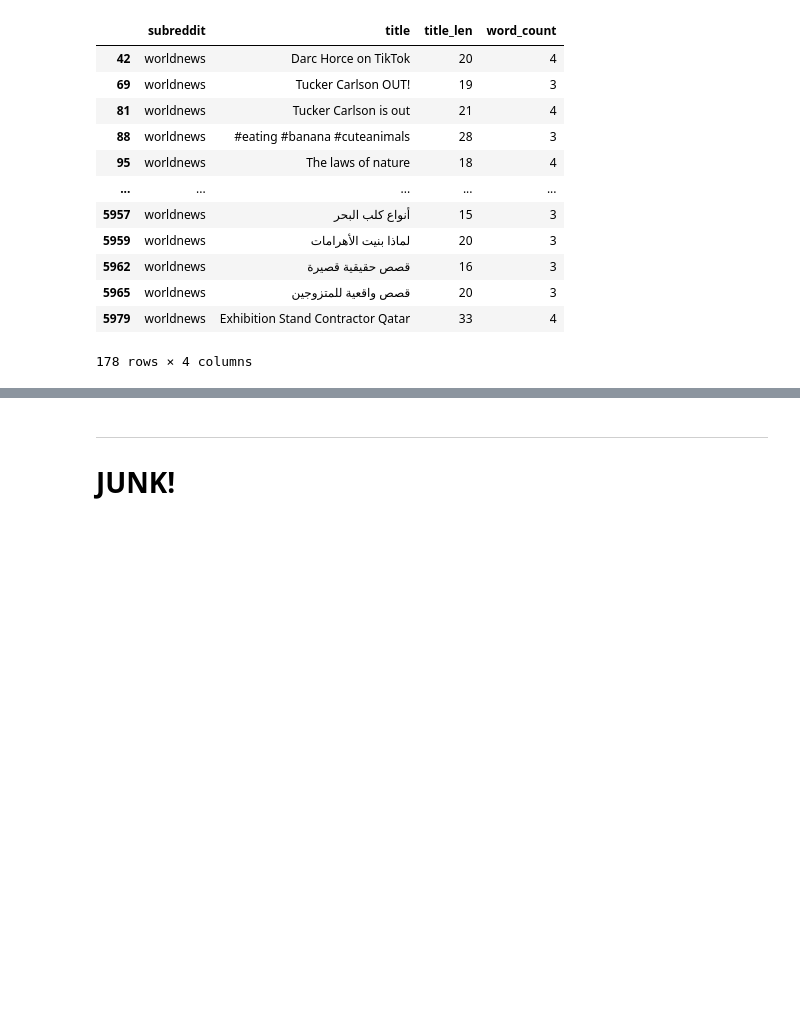
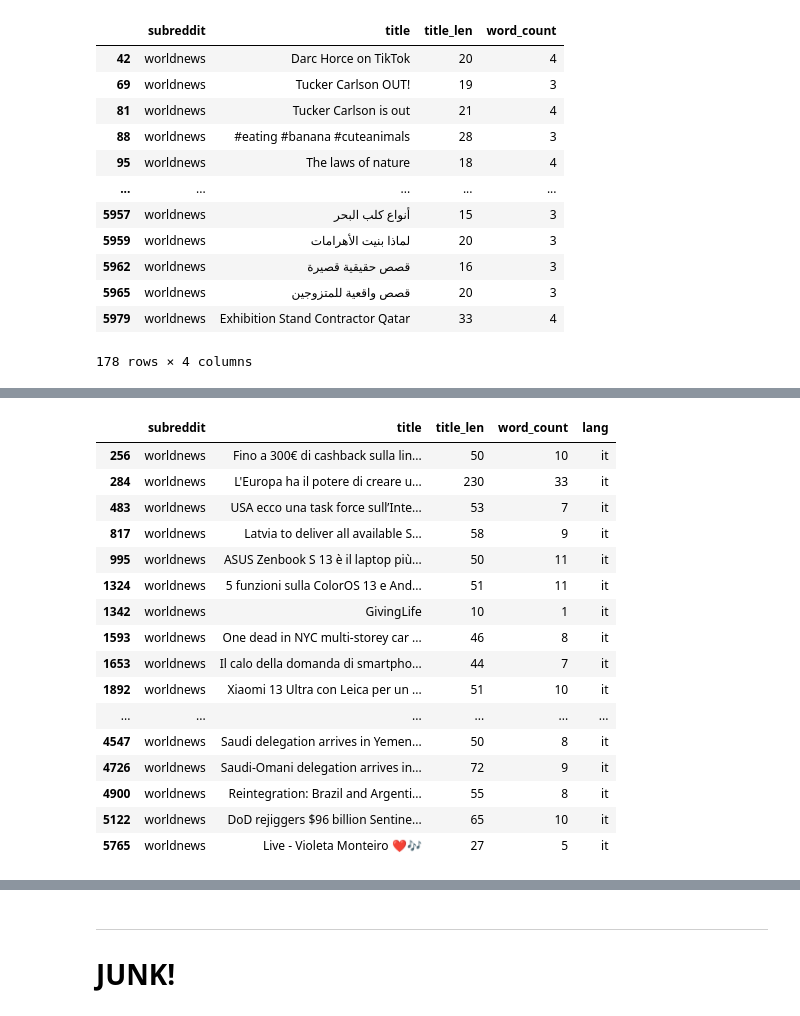
Before and after one commit to drossDS/Humor_Identification_with_NLP, a Jupyter notebook: code/2-Data_Cleaning.ipynb, the cells around one changed output, grey strips where cells are left out. Cells and saved outputs as stored; diff of their text form; code cells hidden in the pictures; blank space fills up the shorter version.

```diff
--- a/code/2-Data_Cleaning.ipynb
+++ b/code/2-Data_Cleaning.ipynb
@@ -687,0 +638,5 @@ The Onion dataset will be left alone, however, the World News dataset will need
+# %%
+# Source to reset pandas column width:  https://pandas.pydata.org/docs/reference/api/pandas.reset_option.html
+# Source to widen pandas columns:  https://stackoverflow.com/questions/11707586/how-do-i-expand-the-output-display-to-see-more-columns-of-a-pandas-dataframe
+pd.reset_option('all')
+pd.set_option('display.max_colwidth', 200)
@@ -687,0 +665,3 @@ The Onion dataset will be left alone, however, the World News dataset will need
+# %%
+wldnws['lang'] = wldnws['title'].apply(lambda x: nlp(x)._.language['language'])
+wldnws.head(2)
@@ -687,0 +704,20 @@ The Onion dataset will be left alone, however, the World News dataset will need
+# %%
+wldnws[wldnws['lang'] == 'it']
+# %% [output]
+|  | subreddit | title | title_len | word_count | lang |
+| 256 | worldnews | Fino a 300€ di cashback sulla lin... | 50 | 10 | it |
+| 284 | worldnews | L'Europa ha il potere di creare u... | 230 | 33 | it |
+| 483 | worldnews | USA ecco una task force sull’Inte... | 53 | 7 | it |
+| 817 | worldnews | Latvia to deliver all available S... | 58 | 9 | it |
+| 995 | worldnews | ASUS Zenbook S 13 è il laptop più... | 50 | 11 | it |
+| 1324 | worldnews | 5 funzioni sulla ColorOS 13 e And... | 51 | 11 | it |
+| 1342 | worldnews | GivingLife | 10 | 1 | it |
+| 1593 | worldnews | One dead in NYC multi-storey car ... | 46 | 8 | it |
+| 1653 | worldnews | Il calo della domanda di smartpho... | 44 | 7 | it |
+| 1892 | worldnews | Xiaomi 13 Ultra con Leica per un ... | 51 | 10 | it |
+| ... | ... | ... | ... | ... | ... |
+| 4547 | worldnews | Saudi delegation arrives in Yemen... | 50 | 8 | it |
+| 4726 | worldnews | Saudi-Omani delegation arrives in... | 72 | 9 | it |
+| 4900 | worldnews | Reintegration: Brazil and Argenti... | 55 | 8 | it |
+| 5122 | worldnews | DoD rejiggers $96 billion Sentine... | 65 | 10 | it |
+| 5765 | worldnews | Live - Violeta Monteiro ❤️🎶 | 27 | 5 | it |
```
Also changed, not shown: parts of 33 cells of this notebook.
